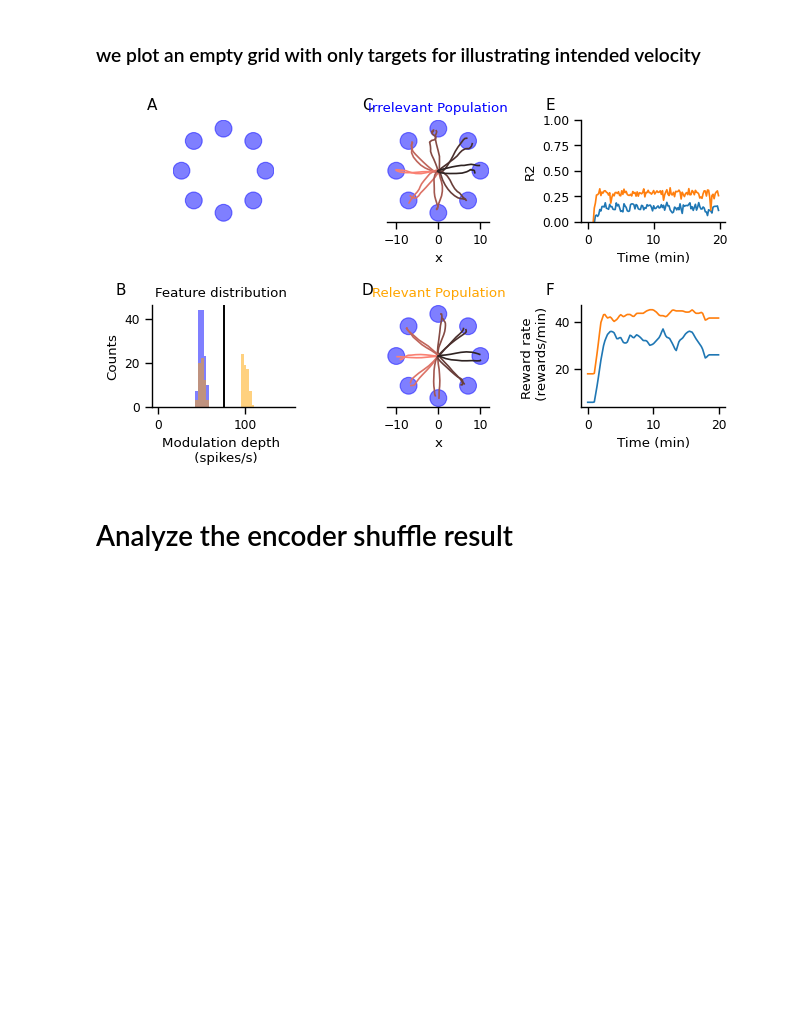
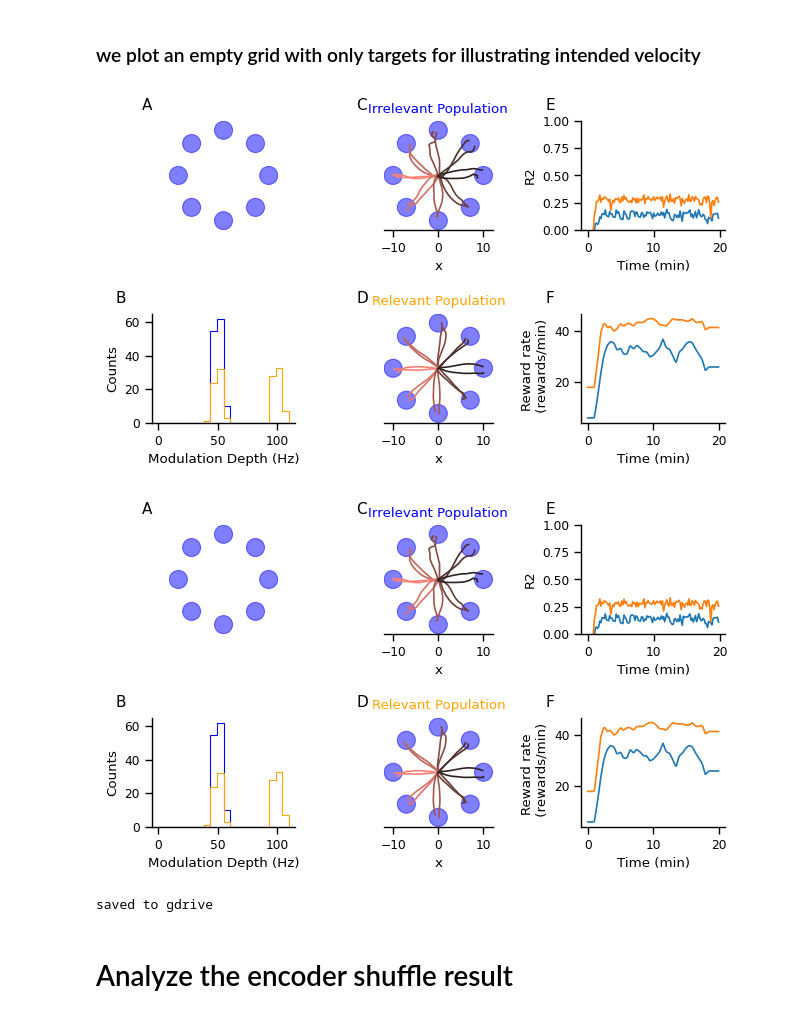
Before and after one commit to sijia66/adaptive_feature_selection, a Jupyter notebook: figure2_simulation_setup/231101_afs_figure2_full_feature_selection.ipynb, the cells around one changed output. Cells and saved outputs as stored; diff of their text form; code cells hidden in the pictures; blank space fills up the shorter version.

```diff
--- a/figure2_simulation_setup/231101_afs_figure2_full_feature_selection.ipynb
+++ b/figure2_simulation_setup/231101_afs_figure2_full_feature_selection.ipynb
@@ -155,0 +146,17 @@ plt.show()
+# %%
+# replot the feature weights
+
+fig_stair, ax_stair = plt.subplots(1, 1, figsize = (4, 4))
+colors = ["Blue", "Orange"]
+
+
+for i, c in enumerate(colors):
+    feature_weights = exp_data_all[i]['feature_selection']['feature_weights']
+    stair_graph_values = np.histogram(feature_weights,
+                                      range = (0, 110), bins = 20)
+    ax_stair.stairs(stair_graph_values[0],
+                edges = stair_graph_values[1],
+                color = c)
+
+ax_stair.set_xlabel('Modulation depth (Hz)')
+ax_stair.set_ylabel('Counts')
@@ -469,43 +481,50 @@ for ax in trajectory_axes:
     ax.spines['left'].set_visible(False)
     ax.set_yticks([])
     ax.set_ylabel('')
 
 # First subplot
 std = 3
 bins = np.linspace(0, 150, 50)
-axs = axes[1,0]
+ax_stair = axes[1,0]
 
-for feature_weights, c in zip(feature_weights_all, colors):
-    axs.hist(feature_weights, bins, color=c, label=f'{std} Hz', alpha=0.5)
-    axs.axvline(x=75, color='k')
-    axs.set_xlabel('Modulation depth \n (spikes/s)')
-    axs.set_ylabel('Counts')
-    axs.set_title(f'Feature distribution ')
+
+for i, c in enumerate(colors):
+    feature_weights = exp_data_all[i]['feature_selection']['feature_weights']
+    stair_graph_values = np.histogram(feature_weights,
+                                      range = (0, 110), bins = 20)
+    ax_stair.stairs(stair_graph_values[0],
+                edges = stair_graph_values[1],
+                color = c)
+
+ax_stair.set_xlabel('Modulation Depth (Hz)')
+ax_stair.set_ylabel('Counts')
 
 axs = axes[:,2]
 # Second subplot
 axs[0].plot(R_2_time, R_2_over_batches_all_exp.T)
 axs[0].set_xlabel('Time (min)')
 axs[0].set_ylabel('R2')
 axs[0].set_ylim([0, 1])
 
 # Third subplot
 axs[1].plot(common_time, reward_rate_all_gap.T )
 axs[1].set_xlabel('Time (min)')
 axs[1].set_ylabel('Reward rate \n (rewards/min)')
 
 # get rid of the top and right spines
 for ax in axes.flatten():
     ax.spines['top'].set_visible(False)
     ax.spines['right'].set_visible(False)
 
 
 fig.tight_layout()
+
 fig
 # %% [output]
-[figure, old version]
+[figure, new version]
+[figure, added]
 # %%
-if save_to_gdrive:
+if True:
     # pdf format
     fig.savefig(gdrive_directory + 'figure2a_full_feature_selection.pdf', dpi = dpi_value)
 
@@ -516,6 +535,8 @@ if save_to_gdrive:
     fig.savefig(gdrive_directory + 'figure2a_full_feature_selection.svg', dpi = dpi_value)
 
     print('saved to gdrive')
+# %% [output]
+saved to gdrive
 # %% [markdown]
 # Analyze the encoder shuffle result
 # %%
```
Also changed, not shown: parts of 9 cells of this notebook, 2 other files.
